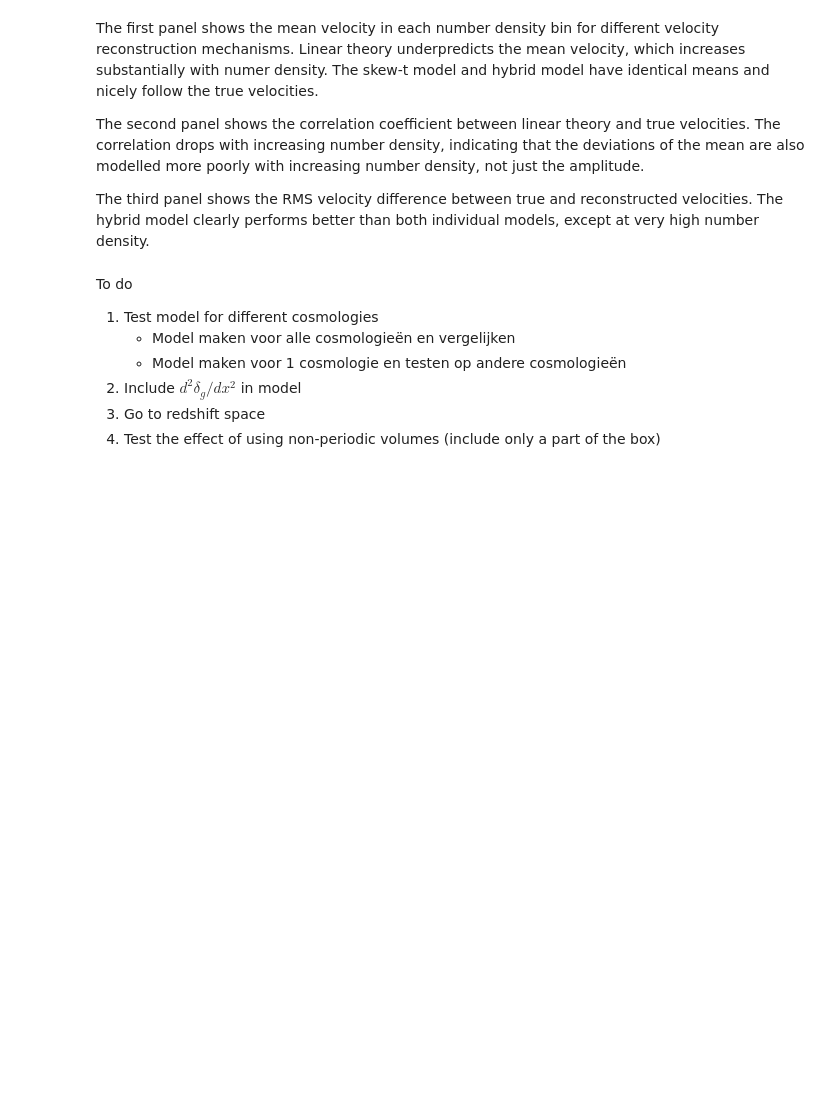
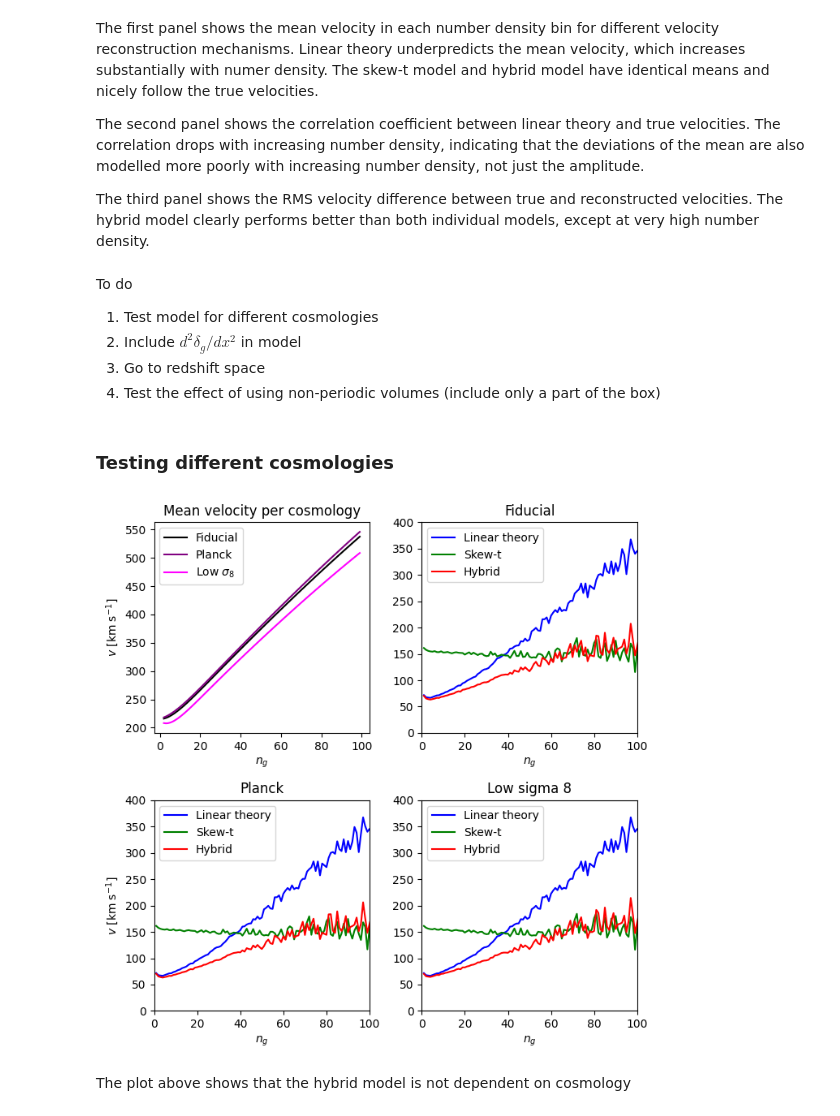
Before and after one commit to Quinten313/MRP, a Jupyter notebook: hybrid_model/reconstructing_velocities.ipynb, the cells around one changed output. Drawn from its saved outputs; the diff is of its cells as text; code cells hidden in the pictures; blank space fills up the shorter version.

Commit message:
Investigated cosmology dependence

```diff
--- a/hybrid_model/reconstructing_velocities.ipynb
+++ b/hybrid_model/reconstructing_velocities.ipynb
@@ -88,6 +44,6 @@ sim = mf.load_simulation('L1m9_dmo_fiducial', '0077', '0+', 100)
 # %%
-skew_t9 = mf.load_model_t9(sim.simulation, sim.snapshot, sim.mass_tag, sim.bins, 10)
-v_lin, v_t9, v_true, n_g = reconstruct_all_velocities(sim, skew_t9)
+skew_t9 = mf.load_model_t9(fiducial.simulation, fiducial.snapshot, fiducial.mass_tag, fiducial.bins, 10)
+v_lin, v_t9, v_hybrid, v_true, n_g = mf.get_all_velocities(fiducial, skew_t9)
 # %% [markdown]
 Note that the linearized continuity equation predicts sign, where my skew-t model does not. This is not a problem, as kSZ observations measure the product of electron density and bulk motion. Since electron density cannot be negative, the measurement always contains the sign of the velocity, so we directly take this from the observations. For this reason, we exclusively work with positive velocities.
 # %% [markdown]
@@ -140,8 +88,48 @@ The third panel shows the RMS velocity difference between true and reconstructed
 # %% [markdown]
 To do
 1. Test model for different cosmologies
-   - Model maken voor alle cosmologieën en vergelijken
-   - Model maken voor 1 cosmologie en testen op andere cosmologieën
 2. Include $d^2\delta_g/dx^2$ in model
 3. Go to redshift space
 4. Test the effect of using non-periodic volumes (include only a part of the box)
+# %% [markdown]
+### Testing different cosmologies
+# %%
+def rms_difference_per_cosmology(ax, simulation, model_t9, **kwargs):
+    v_lin, v_t9, v_hybrid, v_true, n_g = mf.get_all_velocities(simulation, model_t9)
+
+    plot_rms_difference_vs_n_g(ax, v_lin, v_true, n_g, c='b', label='Linear theory')
+    plot_rms_difference_vs_n_g(ax, v_t9, v_true, n_g, c='g', label='Skew-t')
+    plot_rms_difference_vs_n_g(ax, v_hybrid, v_true, n_g, c='r', label='Hybrid')
+
+    ax.set(xlabel='$n_g$', **kwargs)
+    ax.legend()
+# %%
+skew_t9_fiducial = mf.load_model_t9('L1m9_dmo_fiducial', '0077', '0+', 100, 10)
+skew_t9_planck = mf.load_model_t9('L1m9_dmo_planck', '0077', '0+', 100, 10)
+skew_t9_ls8 = mf.load_model_t9('L1m9_dmo_ls8', '0077', '0+', 100, 10)
+# %%
+n_gs = np.arange(2, 100)
+skew_t_mean_fiducial = mf.skew_t_mean(*mf.t9_to_skew_t_params(n_gs, skew_t9_fiducial))
+skew_t_mean_planck = mf.skew_t_mean(*mf.t9_to_skew_t_params(n_gs, skew_t9_planck))
+skew_t_mean_ls8 = mf.skew_t_mean(*mf.t9_to_skew_t_params(n_gs, skew_t9_ls8))
+# %%
+reload(mf)
+fig, ax = plt.subplots(2,2, figsize=[7,7])
+ax1, ax2, ax3, ax4 = ax.flatten()
+
+ax1.plot(n_gs, skew_t_mean_fiducial, c='black', label='Fiducial')
+ax1.plot(n_gs, skew_t_mean_planck, c='purple', label='Planck')
+ax1.plot(n_gs, skew_t_mean_ls8, c='magenta', label=r'Low $\sigma_8$')
+ax1.set(title='Mean velocity per cosmology', xlabel='$n_g$', ylabel='$v$ [km s$^{-1}$]')
+ax1.legend()
+
+rms_difference_per_cosmology(ax2, fiducial, skew_t9_fiducial, xlim=[0, 100], ylim=[0, 400], title='Fiducial')
+rms_difference_per_cosmology(ax3, fiducial, skew_t9_planck, xlim=[0, 100], ylim=[0, 400], title='Planck', ylabel='$v$ [km s$^{-1}$]')
+rms_difference_per_cosmology(ax4, fiducial, skew_t9_ls8, xlim=[0, 100], ylim=[0, 400], title='Low sigma 8')
+
+fig.tight_layout()
+plt.show()
+# %% [output]
+[figure, added]
+# %% [markdown]
+The plot above shows that the hybrid model is not dependent on cosmology
```
Also changed, not shown: parts of 8 cells of this notebook.
